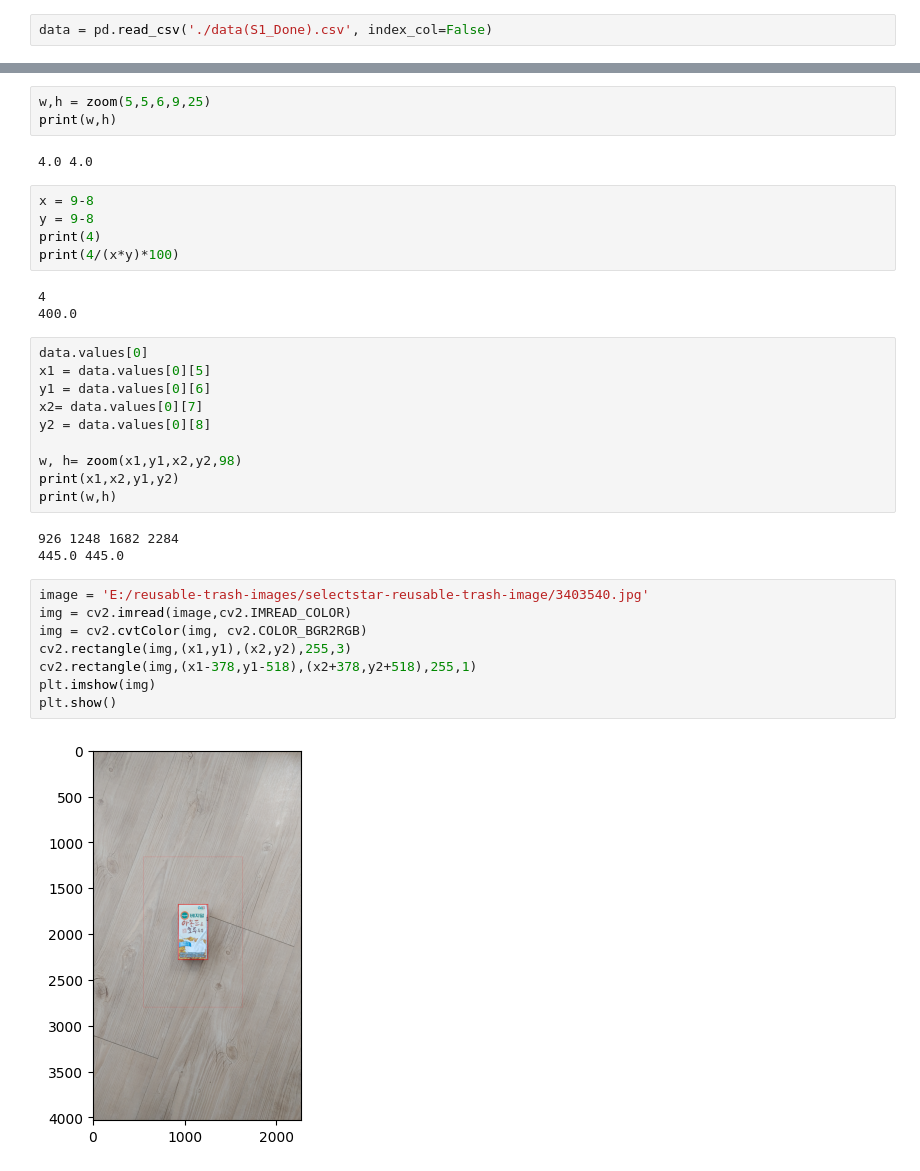
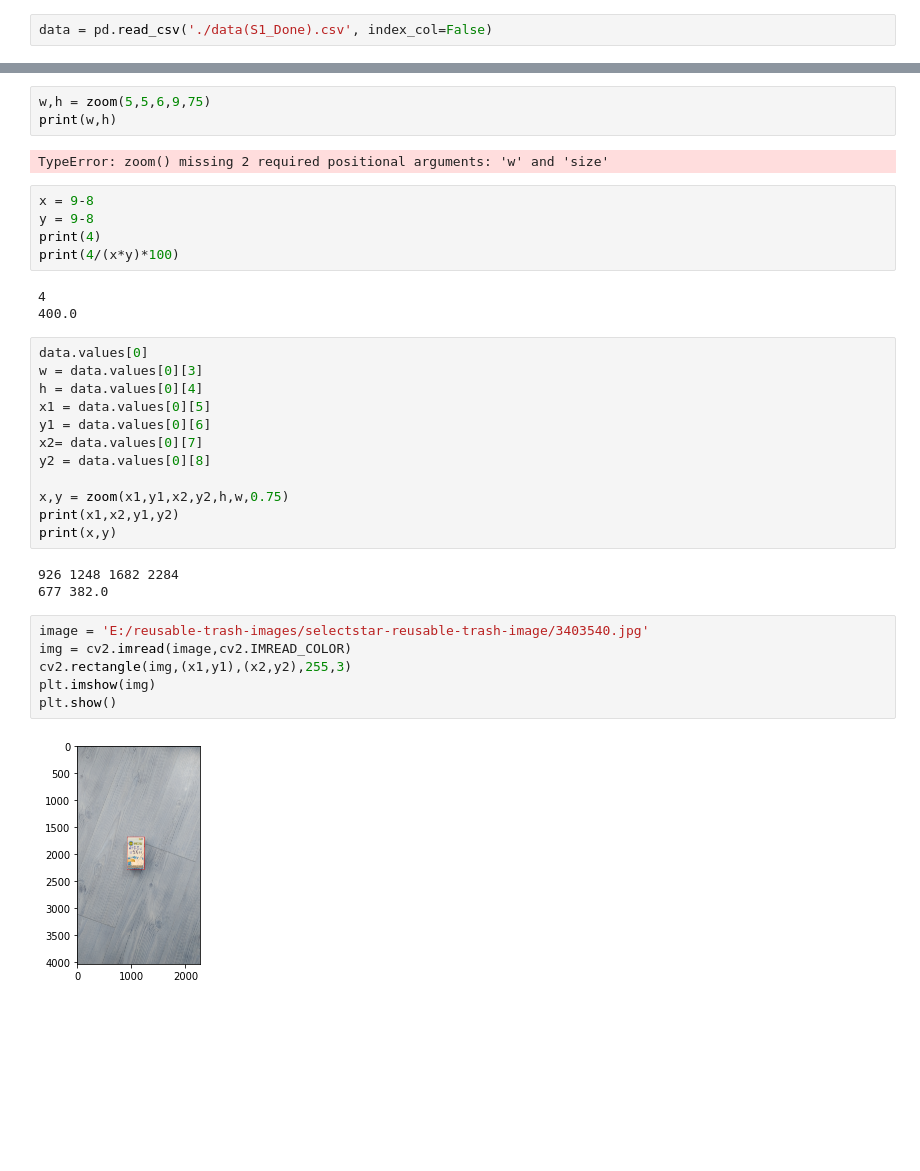
Before and after one commit to rlgus3351/ProjectDataAnalysis, a Jupyter notebook: pack/test.ipynb, the cells around one changed output, grey strips where cells are left out. Drawn from its saved outputs; the diff is of its cells as text; blank space fills up the shorter version.

```diff
--- a/pack/test.ipynb
+++ b/pack/test.ipynb
@@ -170,8 +177,8 @@ def zoom(x1,y1,x2,y2,size):
 # %%
-w,h = zoom(5,5,6,9,25)
+w,h = zoom(5,5,6,9,75)
 print(w,h)
 # %% [output]
-4.0 4.0
+TypeError: zoom() missing 2 required positional arguments: 'w' and 'size'
 # %%
 x = 9-8
 y = 9-8
@@ -182,25 +189,25 @@ print(4/(x*y)*100)
 400.0
 # %%
 data.values[0]
+w = data.values[0][3]
+h = data.values[0][4]
 x1 = data.values[0][5]
 y1 = data.values[0][6]
 x2= data.values[0][7]
 y2 = data.values[0][8]
 
-w, h= zoom(x1,y1,x2,y2,98)
+x,y = zoom(x1,y1,x2,y2,h,w,0.75)
 print(x1,x2,y1,y2)
-print(w,h)
+print(x,y)
 # %% [output]
 926 1248 1682 2284
-445.0 445.0
+677 382.0
 # %%
 image = 'E:/reusable-trash-images/selectstar-reusable-trash-image/3403540.jpg'
 img = cv2.imread(image,cv2.IMREAD_COLOR)
-img = cv2.cvtColor(img, cv2.COLOR_BGR2RGB)
 cv2.rectangle(img,(x1,y1),(x2,y2),255,3)
-cv2.rectangle(img,(x1-378,y1-518),(x2+378,y2+518),255,1)
 plt.imshow(img)
 plt.show()
 # %% [output]
-[figure, old version]
+[figure, new version]
 # %%
```
Also changed, not shown: parts of 5 cells of this notebook, 17 other files.
